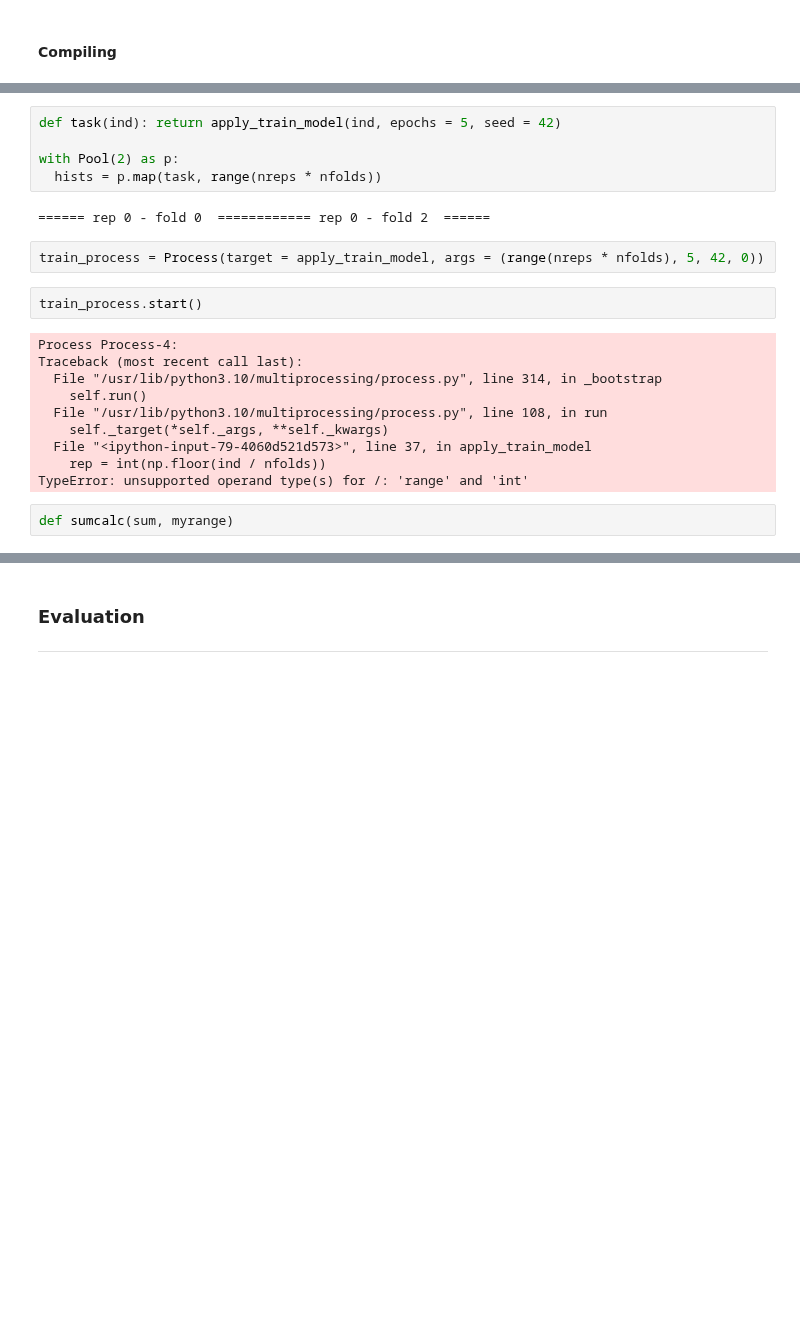
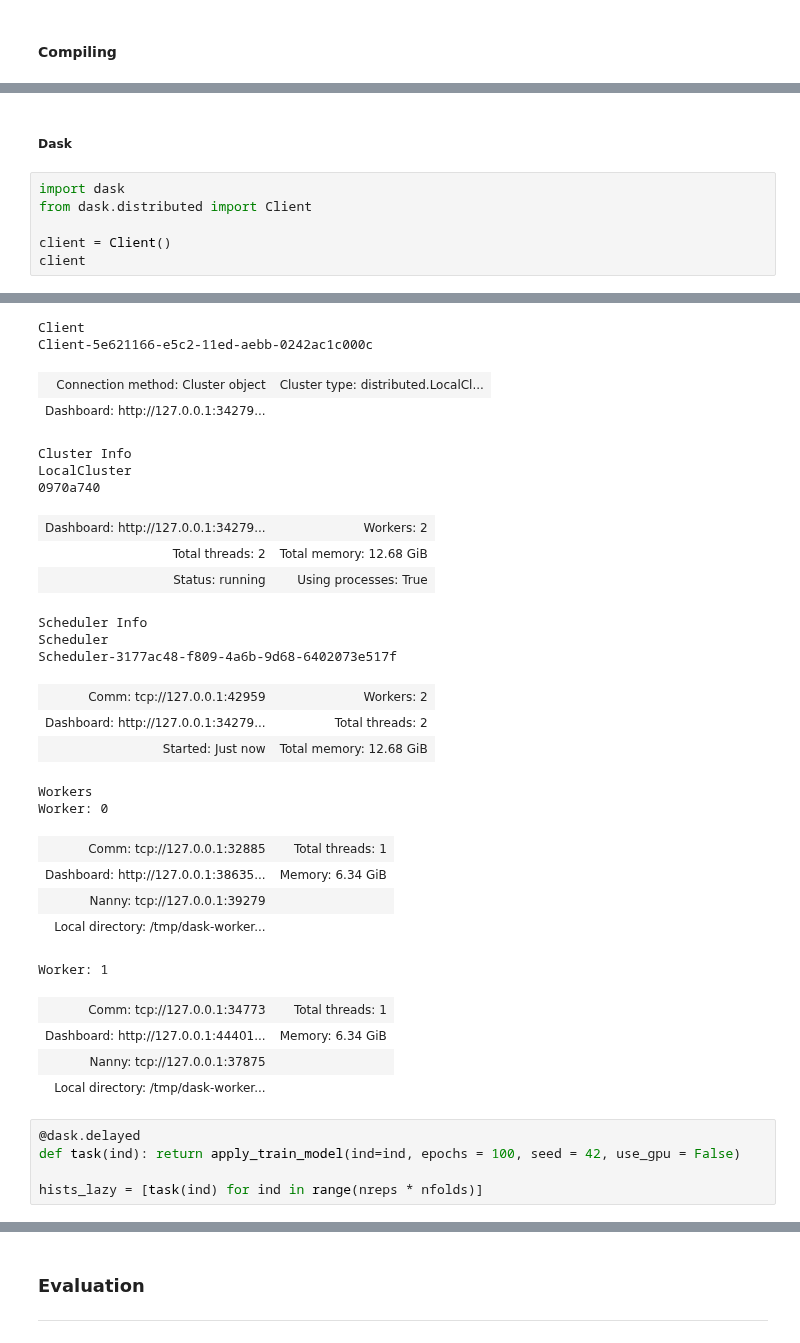
Before and after one commit to Olhaau/fl-official-statistics-addon, a Jupyter notebook: _dev/06_insurance_federated_cv_new.ipynb, the cells around one changed output, grey strips where cells are left out. Saved outputs shown, nothing was run; the diff lists cells and outputs as text; blank space fills up the shorter version.

```diff
--- a/_dev/06_insurance_federated_cv_new.ipynb
+++ b/_dev/06_insurance_federated_cv_new.ipynb
@@ -328,0 +340,9 @@ multiprocessing.cpu_count()
+# %% [markdown]
+##### Dask
+# %%
+import dask
+from dask.distributed import Client
+
+client = Client()
+client
+# %% [output]
@@ -329,23 +365,32 @@ multiprocessing.cpu_count()
+Client
+Client-5e621166-e5c2-11ed-aebb-0242ac1c000c
+| Connection method: Cluster object | Cluster type: distributed.LocalCl... |
+| Dashboard: http://127.0.0.1:34279... |  |
+Cluster Info
+LocalCluster
+0970a740
+| Dashboard: http://127.0.0.1:34279... | Workers: 2 |
+| Total threads: 2 | Total memory: 12.68 GiB |
+| Status: running | Using processes: True |
+Scheduler Info
+Scheduler
+Scheduler-3177ac48-f809-4a6b-9d68-6402073e517f
+| Comm: tcp://127.0.0.1:42959 | Workers: 2 |
+| Dashboard: http://127.0.0.1:34279... | Total threads: 2 |
+| Started: Just now | Total memory: 12.68 GiB |
+Workers
+Worker: 0
+| Comm: tcp://127.0.0.1:32885 | Total threads: 1 |
+| Dashboard: http://127.0.0.1:38635... | Memory: 6.34 GiB |
+| Nanny: tcp://127.0.0.1:39279 |  |
+| Local directory: /tmp/dask-worker... |  |
+Worker: 1
+| Comm: tcp://127.0.0.1:34773 | Total threads: 1 |
+| Dashboard: http://127.0.0.1:44401... | Memory: 6.34 GiB |
+| Nanny: tcp://127.0.0.1:37875 |  |
+| Local directory: /tmp/dask-worker... |  |
 # %%
-def task(ind): return apply_train_model(ind, epochs = 5, seed = 42)
+@dask.delayed
+def task(ind): return apply_train_model(ind=ind, epochs = 100, seed = 42, use_gpu = False)
 
-with Pool(2) as p:
-  hists = p.map(task, range(nreps * nfolds))
+hists_lazy = [task(ind) for ind in range(nreps * nfolds)]
-# %% [output]
-====== rep 0 - fold 0  ============ rep 0 - fold 2  ======
-# %%
-train_process = Process(target = apply_train_model, args = (range(nreps * nfolds), 5, 42, 0))
-# %%
-train_process.start()
-# %% [output]
-Process Process-4:
-Traceback (most recent call last):
-  File "/usr/lib/python3.10/multiprocessing/process.py", line 314, in _bootstrap
-    self.run()
-  File "/usr/lib/python3.10/multiprocessing/process.py", line 108, in run
-    self._target(*self._args, **self._kwargs)
-  File "<ipython-input-79-4060d521d573>", line 37, in apply_train_model
-    rep = int(np.floor(ind / nfolds))
-TypeError: unsupported operand type(s) for /: 'range' and 'int'
-# %%
-def sumcalc(sum, myrange)
```
Also changed, not shown: parts of 9 cells of this notebook.
